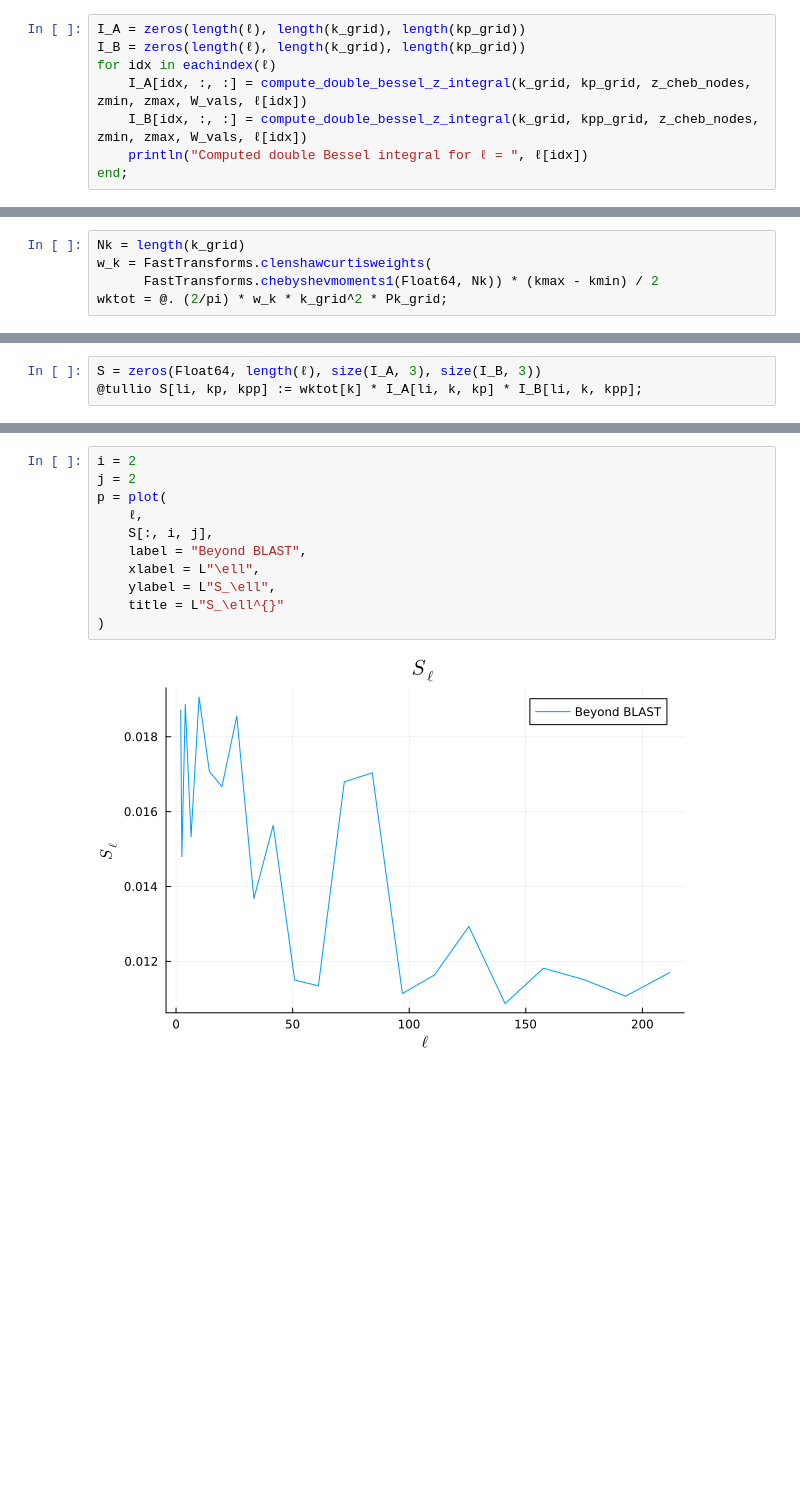
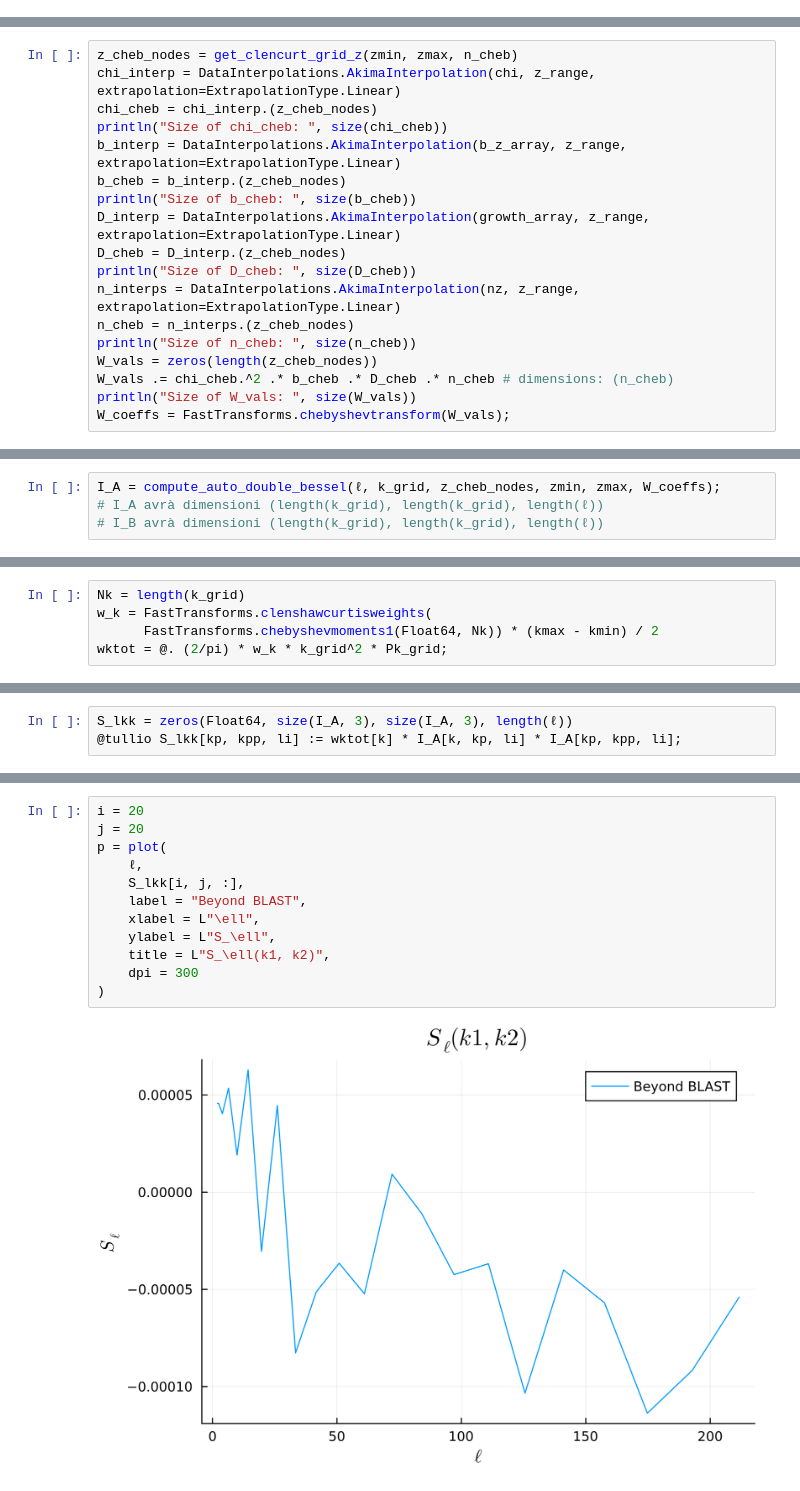
Before and after one commit to anvi-git/3D_Angular_Power_Spectrum, a Jupyter notebook: notebooks/beyond_BLAST.ipynb, the cells around one changed output, grey strips where cells are left out. Drawn from its saved outputs; the diff is of its cells as text; blank space fills up the shorter version.

```diff
--- a/notebooks/beyond_BLAST.ipynb
+++ b/notebooks/beyond_BLAST.ipynb
@@ -324,8 +247,0 @@ compute_double_bessel_z_integral (generic function with 1 method)
-# %%
-I_A = zeros(length(ℓ), length(k_grid), length(kp_grid))
-I_B = zeros(length(ℓ), length(k_grid), length(kp_grid))
-for idx in eachindex(ℓ)
-    I_A[idx, :, :] = compute_double_bessel_z_integral(k_grid, kp_grid, z_cheb_nodes, zmin, zmax, W_vals, ℓ[idx])
-    I_B[idx, :, :] = compute_double_bessel_z_integral(k_grid, kpp_grid, z_cheb_nodes, zmin, zmax, W_vals, ℓ[idx])
-    println("Computed double Bessel integral for ℓ = ", ℓ[idx])
-end;
@@ -352,0 +252,18 @@ npzwrite("I_B_N12_ncheb12.npy", I_B)
+# %%
+z_cheb_nodes = get_clencurt_grid_z(zmin, zmax, n_cheb)
+chi_interp = DataInterpolations.AkimaInterpolation(chi, z_range, extrapolation=ExtrapolationType.Linear)
+chi_cheb = chi_interp.(z_cheb_nodes)
+println("Size of chi_cheb: ", size(chi_cheb))
+b_interp = DataInterpolations.AkimaInterpolation(b_z_array, z_range, extrapolation=ExtrapolationType.Linear)
+b_cheb = b_interp.(z_cheb_nodes)
+println("Size of b_cheb: ", size(b_cheb))
+D_interp = DataInterpolations.AkimaInterpolation(growth_array, z_range, extrapolation=ExtrapolationType.Linear)
+D_cheb = D_interp.(z_cheb_nodes)
+println("Size of D_cheb: ", size(D_cheb))
+n_interps = DataInterpolations.AkimaInterpolation(nz, z_range, extrapolation=ExtrapolationType.Linear)
+n_cheb = n_interps.(z_cheb_nodes)
+println("Size of n_cheb: ", size(n_cheb))
+W_vals = zeros(length(z_cheb_nodes))
+W_vals .= chi_cheb.^2 .* b_cheb .* D_cheb .* n_cheb # dimensions: (n_cheb)
+println("Size of W_vals: ", size(W_vals))
+W_coeffs = FastTransforms.chebyshevtransform(W_vals);
@@ -352,0 +414,4 @@ npzwrite("I_B_N12_ncheb12.npy", I_B)
+# %%
+I_A = compute_auto_double_bessel(ℓ, k_grid, z_cheb_nodes, zmin, zmax, W_coeffs);
+# I_A avrà dimensioni (length(k_grid), length(k_grid), length(ℓ))
+# I_B avrà dimensioni (length(k_grid), length(k_grid), length(ℓ))
@@ -427,3 +511,3 @@ Size of I_B: (22, 4097, 4097)
 # %%
-S = zeros(Float64, length(ℓ), size(I_A, 3), size(I_B, 3))
-@tullio S[li, kp, kpp] := wktot[k] * I_A[li, k, kp] * I_B[li, k, kpp];
+S_lkk = zeros(Float64, size(I_A, 3), size(I_A, 3), length(ℓ))
+@tullio S_lkk[kp, kpp, li] := wktot[k] * I_A[k, kp, li] * I_A[kp, kpp, li];
@@ -430,14 +518,15 @@ S = zeros(Float64, length(ℓ), size(I_A, 3), size(I_B, 3))
 # %%
-i = 2
-j = 2
+i = 20
+j = 20
 p = plot(
     ℓ,
-    S[:, i, j],
+    S_lkk[i, j, :],
     label = "Beyond BLAST",
     xlabel = L"\ell",
     ylabel = L"S_\ell",
-    title = L"S_\ell^{}"
+    title = L"S_\ell(k1, k2)",
+    dpi = 300
 )
 # %% [output]
-[figure, old version]
+[figure, new version]
 # %%
```
Also changed, not shown: parts of 30 cells of this notebook, 5 other files.
